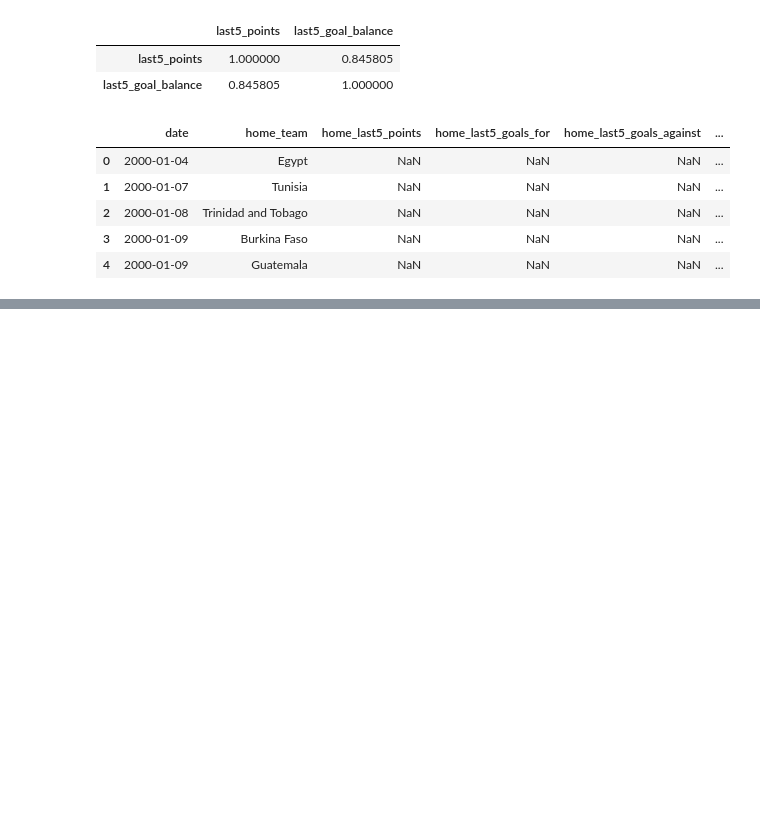
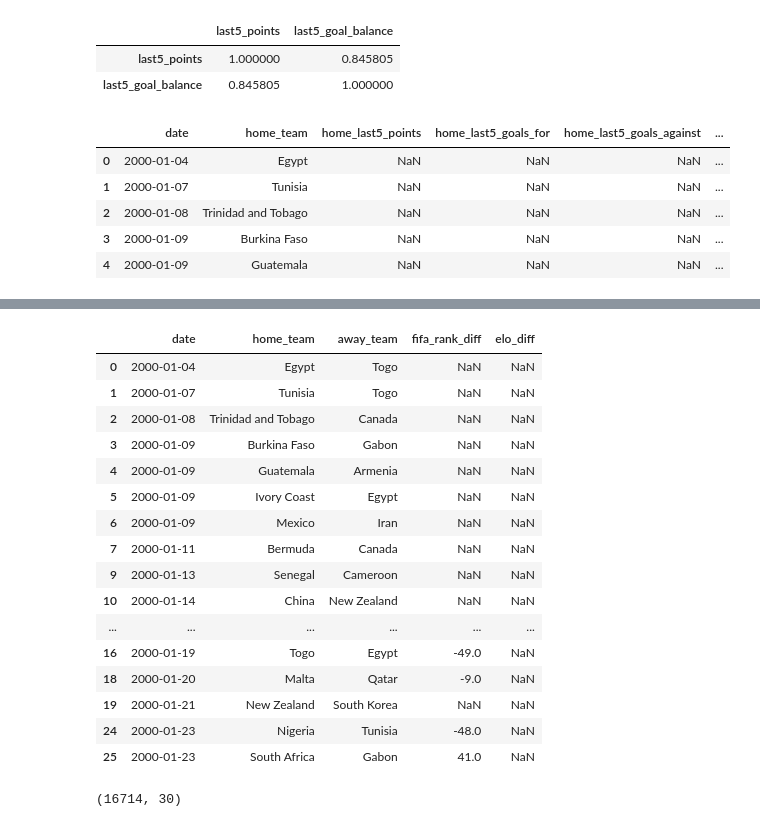
Before and after one commit to alejandro21rg/proyecto_ml, a Jupyter notebook: datasetfinal.ipynb, the cells around one changed output, grey strips where cells are left out. Cells and saved outputs as stored; diff of their text form; code cells hidden in the pictures; blank space fills up the shorter version.

```diff
--- a/datasetfinal.ipynb
+++ b/datasetfinal.ipynb
@@ -977,3 +977,6 @@ form_home.head()
 | 2 | 2000-01-08 | Trinidad and Tobago | NaN | NaN | NaN | ... |
 | 3 | 2000-01-09 | Burkina Faso | NaN | NaN | NaN | ... |
 | 4 | 2000-01-09 | Guatemala | NaN | NaN | NaN | ... |
+# %%
+form_home = form_home.sort_values("date")
+form_away = form_away.sort_values("date")
@@ -979,0 +995,8 @@ form_home.head()
+# %%
+mundial_final = pd.merge_asof(
+    mundial_final.sort_values("date"),
+    form_away,
+    on="date",
+    by="away_team",
+    direction="backward"
+)
@@ -979,0 +1056,20 @@ form_home.head()
+# %%
+mundial_final["form_points_diff"] = (
+    mundial_final["home_last5_points"]
+    - mundial_final["away_last5_points"]
+)
+
+mundial_final["form_goals_for_diff"] = (
+    mundial_final["home_last5_goals_for"]
+    - mundial_final["away_last5_goals_for"]
+)
+
+mundial_final["form_goals_against_diff"] = (
+    mundial_final["home_last5_goals_against"]
+    - mundial_final["away_last5_goals_against"]
+)
+
+mundial_final["form_goal_balance_diff"] = (
+    mundial_final["home_last5_goal_balance"]
+    - mundial_final["away_last5_goal_balance"]
+)
@@ -979,0 +1095,32 @@ form_home.head()
+# %%
+train_df = mundial_final.copy()
+
+train_df[
+    train_df["home_last5_points"].isna()
+][
+    [
+        "date",
+        "home_team",
+        "away_team",
+        "fifa_rank_diff",
+        "elo_diff"
+    ]
+].head(20)
+# %% [output]
+|  | date | home_team | away_team | fifa_rank_diff | elo_diff |
+| 0 | 2000-01-04 | Egypt | Togo | NaN | NaN |
+| 1 | 2000-01-07 | Tunisia | Togo | NaN | NaN |
+| 2 | 2000-01-08 | Trinidad and Tobago | Canada | NaN | NaN |
+| 3 | 2000-01-09 | Burkina Faso | Gabon | NaN | NaN |
+| 4 | 2000-01-09 | Guatemala | Armenia | NaN | NaN |
+| 5 | 2000-01-09 | Ivory Coast | Egypt | NaN | NaN |
+| 6 | 2000-01-09 | Mexico | Iran | NaN | NaN |
+| 7 | 2000-01-11 | Bermuda | Canada | NaN | NaN |
+| 9 | 2000-01-13 | Senegal | Cameroon | NaN | NaN |
+| 10 | 2000-01-14 | China | New Zealand | NaN | NaN |
+| ... | ... | ... | ... | ... | ... |
+| 16 | 2000-01-19 | Togo | Egypt | -49.0 | NaN |
+| 18 | 2000-01-20 | Malta | Qatar | -9.0 | NaN |
+| 19 | 2000-01-21 | New Zealand | South Korea | NaN | NaN |
+| 24 | 2000-01-23 | Nigeria | Tunisia | -48.0 | NaN |
+| 25 | 2000-01-23 | South Africa | Gabon | 41.0 | NaN |
@@ -979,0 +1137,4 @@ form_home.head()
+# %%
+dataset_final.shape
+# %% [output]
+(16714, 30)
```
Also changed, not shown: parts of 17 cells of this notebook, 3 other files.
